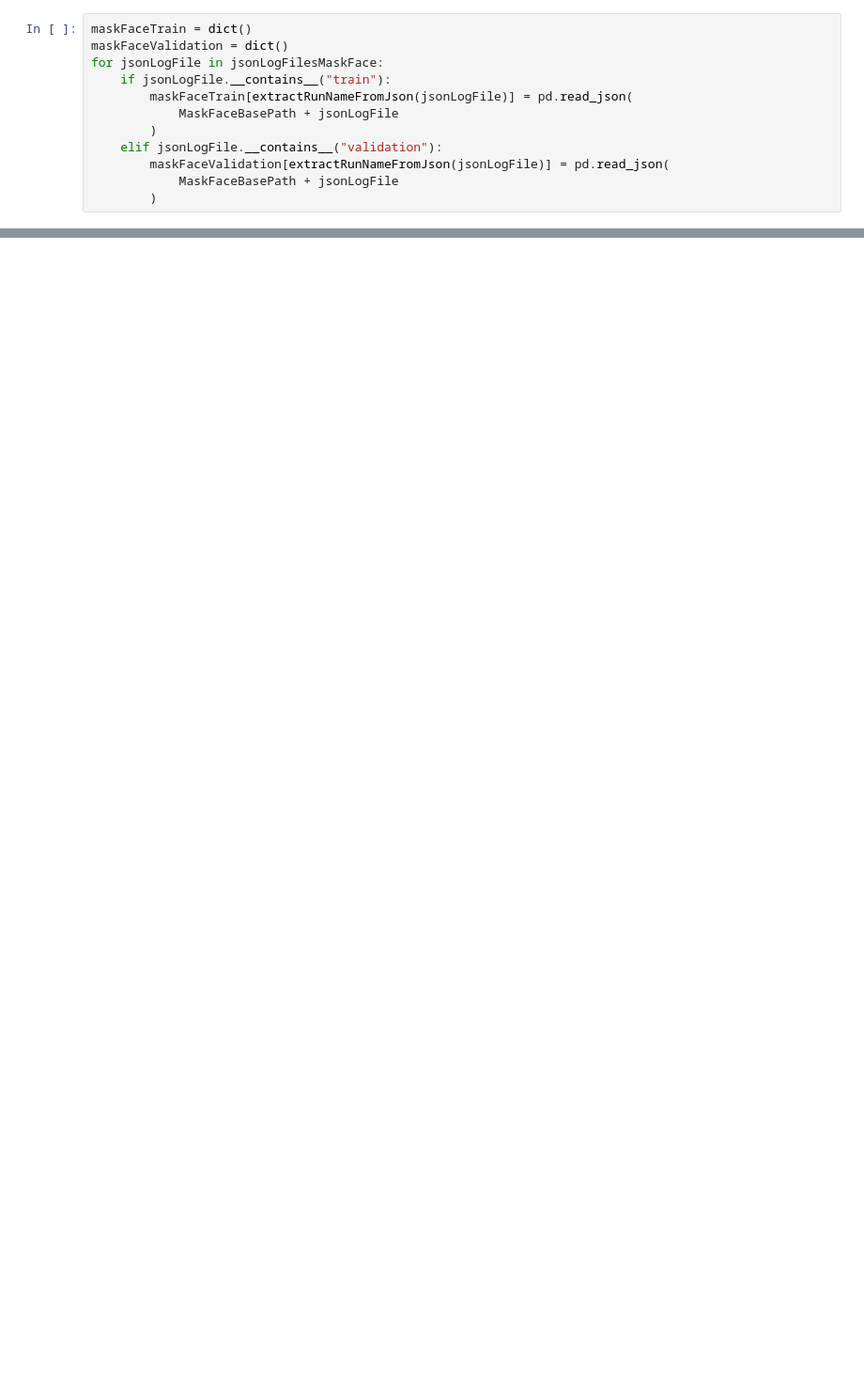
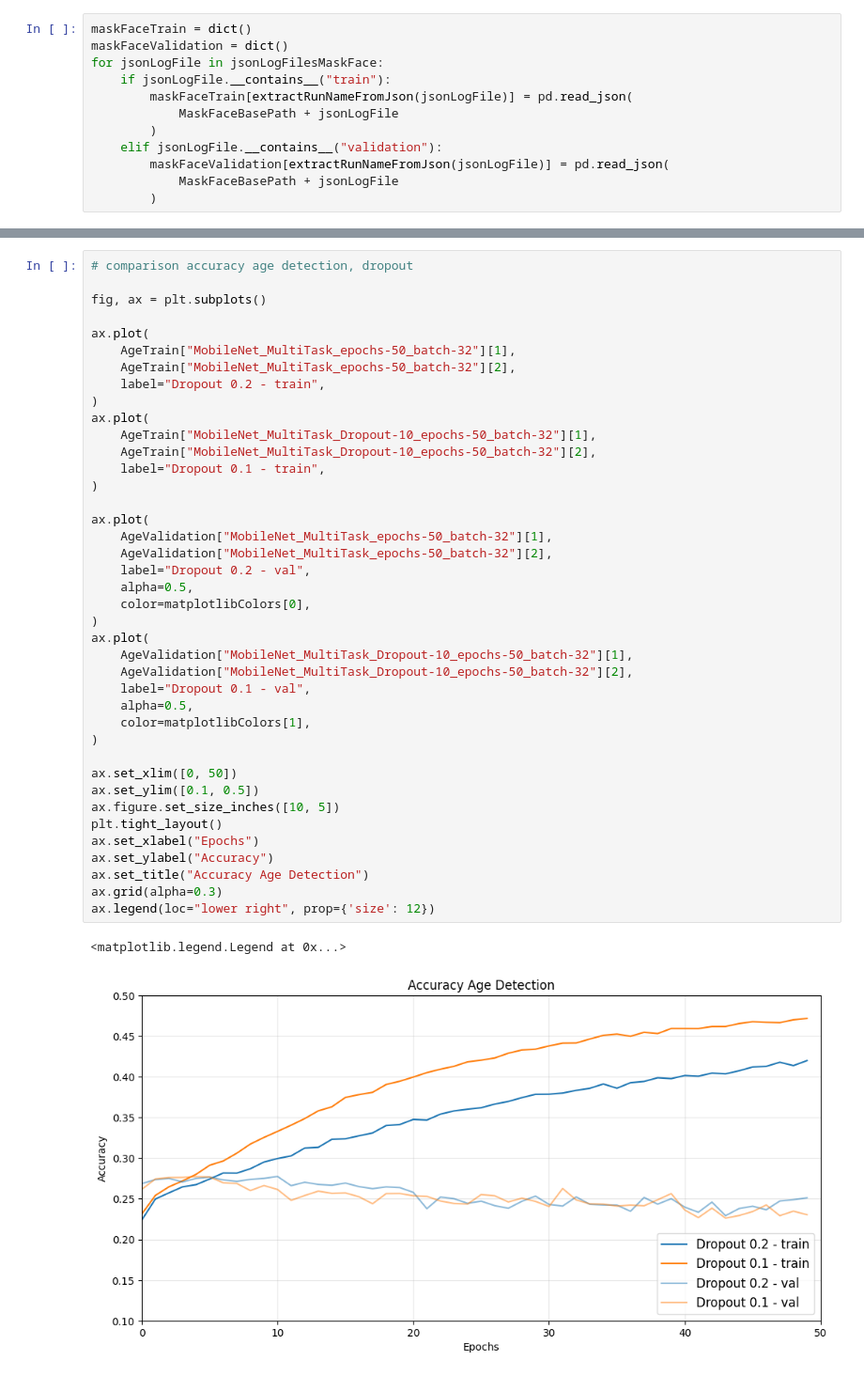
Before and after one commit to TheisNiklas/FHBI-Master-ComputerVision-M3, a Jupyter notebook: src/CreateGraphs.ipynb, the cells around one changed output, grey strips where cells are left out. Shown at 94% size. Drawn from its saved outputs; the diff is of its cells as text; blank space fills up the shorter version.

```diff
--- a/src/CreateGraphs.ipynb
+++ b/src/CreateGraphs.ipynb
@@ -367 +95,44 @@ ax.legend()
+# %%
+# comparison accuracy age detection, dropout
+
+fig, ax = plt.subplots()
+
+ax.plot(
+    AgeTrain["MobileNet_MultiTask_epochs-50_batch-32"][1],
+    AgeTrain["MobileNet_MultiTask_epochs-50_batch-32"][2],
+    label="Dropout 0.2 - train",
+)
+ax.plot(
+    AgeTrain["MobileNet_MultiTask_Dropout-10_epochs-50_batch-32"][1],
+    AgeTrain["MobileNet_MultiTask_Dropout-10_epochs-50_batch-32"][2],
+    label="Dropout 0.1 - train",
+)
+
+ax.plot(
+    AgeValidation["MobileNet_MultiTask_epochs-50_batch-32"][1],
+    AgeValidation["MobileNet_MultiTask_epochs-50_batch-32"][2],
+    label="Dropout 0.2 - val",
+    alpha=0.5,
+    color=matplotlibColors[0],
+)
+ax.plot(
+    AgeValidation["MobileNet_MultiTask_Dropout-10_epochs-50_batch-32"][1],
+    AgeValidation["MobileNet_MultiTask_Dropout-10_epochs-50_batch-32"][2],
+    label="Dropout 0.1 - val",
+    alpha=0.5,
+    color=matplotlibColors[1],
+)
+
+ax.set_xlim([0, 50])
+ax.set_ylim([0.1, 0.5])
+ax.figure.set_size_inches([10, 5])
+plt.tight_layout()
+ax.set_xlabel("Epochs")
+ax.set_ylabel("Accuracy")
+ax.set_title("Accuracy Age Detection")
+ax.grid(alpha=0.3)
+ax.legend(loc="lower right", prop={'size': 12})
+# %% [output]
+<matplotlib.legend.Legend at 0x...>
+[figure, added]
 # %%
```
Also changed, not shown: parts of 16 cells of this notebook, 39 other files.
